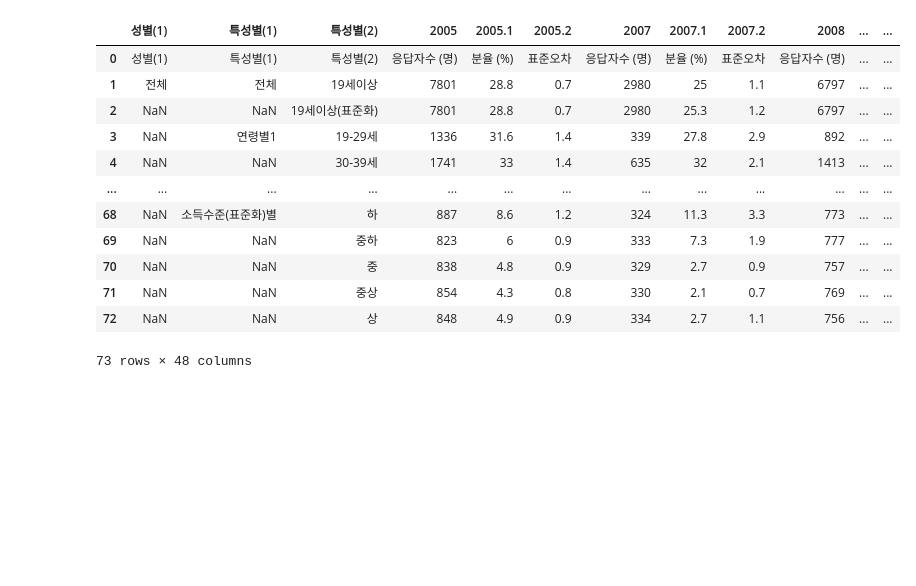
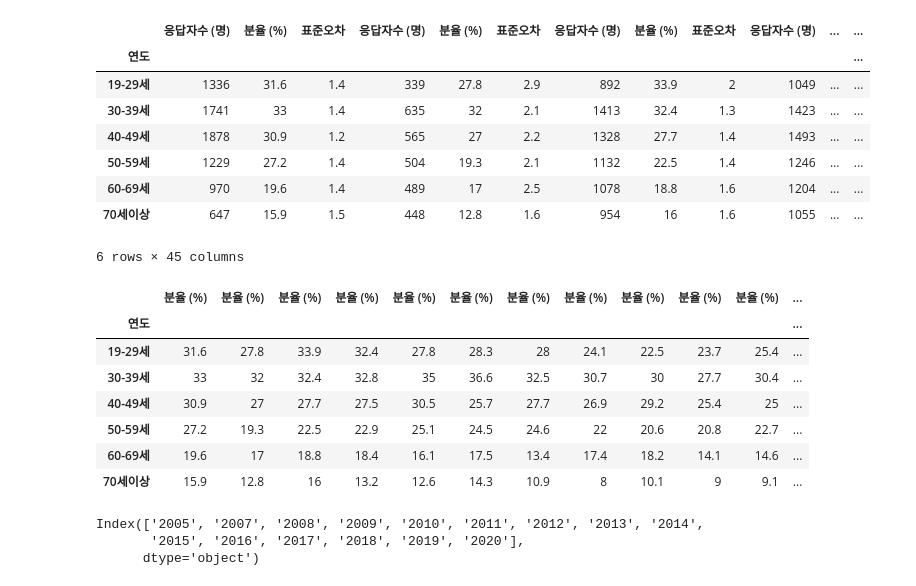
Before and after one commit to kim-myoungwoo/python_project, a Jupyter notebook: semi_project3.ipynb, the cells around one changed output. Cells and saved outputs as stored; diff of their text form; code cells hidden in the pictures; blank space fills up the shorter version.

```diff
--- a/semi_project3.ipynb
+++ b/semi_project3.ipynb
@@ -13,5 +30,8 @@ df1=pd.read_excel('20230224113125.xlsx')
 # 1. 원본 데이터에서 필요한 데이터(전체 -> 연령별, 전체 -> 소득별, 남자 전체 + 여자 전체)를 슬라이싱한다. => df1, df2, df3
 # 2. 슬라이싱한 3가지의 데이터 프레임을 필요한 형태로 가공한다.
 # 3. 가공한  3가지의 데이터 프레임을 각각 그래프로 그린다.
+df.columns = df.iloc[0,:]
 # %%
-df1=df1.iloc
+df1=df.iloc[3:9,2:]
+df2=df.iloc[13:18,2:]
+df3=df.iloc[[25,49]]
@@ -17,0 +49,3 @@ df1=df1.iloc
+# %%
+df1=df1.rename(columns={'특성별(2)':'연도'})
+df1
@@ -18,16 +61,32 @@ df1=df1.iloc
+# %%
+df1.set_index('연도',inplace=True)
+df1
+# %% [output]
+|  | 응답자수 (명) | 분율 (%) | 표준오차 | 응답자수 (명) | 분율 (%) | 표준오차 | 응답자수 (명) | 분율 (%) | 표준오차 | 응답자수 (명) | ... | ... |
+| 연도 |  |  |  |  |  |  |  |  |  |  |  | ... |
+| 19-29세 | 1336 | 31.6 | 1.4 | 339 | 27.8 | 2.9 | 892 | 33.9 | 2 | 1049 | ... | ... |
+| 30-39세 | 1741 | 33 | 1.4 | 635 | 32 | 2.1 | 1413 | 32.4 | 1.3 | 1423 | ... | ... |
+| 40-49세 | 1878 | 30.9 | 1.2 | 565 | 27 | 2.2 | 1328 | 27.7 | 1.4 | 1493 | ... | ... |
+| 50-59세 | 1229 | 27.2 | 1.4 | 504 | 19.3 | 2.1 | 1132 | 22.5 | 1.4 | 1246 | ... | ... |
+| 60-69세 | 970 | 19.6 | 1.4 | 489 | 17 | 2.5 | 1078 | 18.8 | 1.6 | 1204 | ... | ... |
+| 70세이상 | 647 | 15.9 | 1.5 | 448 | 12.8 | 1.6 | 954 | 16 | 1.6 | 1055 | ... | ... |
+6 rows × 45 columns
 # %%
-df1
+df_1=df1.iloc[:,1::3]
+df_1
 # %% [output]
-|  | 성별(1) | 특성별(1) | 특성별(2) | 2005 | 2005.1 | 2005.2 | 2007 | 2007.1 | 2007.2 | 2008 | ... | ... |
-| 0 | 성별(1) | 특성별(1) | 특성별(2) | 응답자수 (명) | 분율 (%) | 표준오차 | 응답자수 (명) | 분율 (%) | 표준오차 | 응답자수 (명) | ... | ... |
-| 1 | 전체 | 전체 | 19세이상 | 7801 | 28.8 | 0.7 | 2980 | 25 | 1.1 | 6797 | ... | ... |
-| 2 | NaN | NaN | 19세이상(표준화) | 7801 | 28.8 | 0.7 | 2980 | 25.3 | 1.2 | 6797 | ... | ... |
-| 3 | NaN | 연령별1 | 19-29세 | 1336 | 31.6 | 1.4 | 339 | 27.8 | 2.9 | 892 | ... | ... |
-| 4 | NaN | NaN | 30-39세 | 1741 | 33 | 1.4 | 635 | 32 | 2.1 | 1413 | ... | ... |
-| ... | ... | ... | ... | ... | ... | ... | ... | ... | ... | ... | ... | ... |
-| 68 | NaN | 소득수준(표준화)별 | 하 | 887 | 8.6 | 1.2 | 324 | 11.3 | 3.3 | 773 | ... | ... |
-| 69 | NaN | NaN | 중하 | 823 | 6 | 0.9 | 333 | 7.3 | 1.9 | 777 | ... | ... |
-| 70 | NaN | NaN | 중 | 838 | 4.8 | 0.9 | 329 | 2.7 | 0.9 | 757 | ... | ... |
-| 71 | NaN | NaN | 중상 | 854 | 4.3 | 0.8 | 330 | 2.1 | 0.7 | 769 | ... | ... |
-| 72 | NaN | NaN | 상 | 848 | 4.9 | 0.9 | 334 | 2.7 | 1.1 | 756 | ... | ... |
+|  | 분율 (%) | 분율 (%) | 분율 (%) | 분율 (%) | 분율 (%) | 분율 (%) | 분율 (%) | 분율 (%) | 분율 (%) | 분율 (%) | 분율 (%) | ... |
+| 연도 |  |  |  |  |  |  |  |  |  |  |  | ... |
+| 19-29세 | 31.6 | 27.8 | 33.9 | 32.4 | 27.8 | 28.3 | 28 | 24.1 | 22.5 | 23.7 | 25.4 | ... |
+| 30-39세 | 33 | 32 | 32.4 | 32.8 | 35 | 36.6 | 32.5 | 30.7 | 30 | 27.7 | 30.4 | ... |
+| 40-49세 | 30.9 | 27 | 27.7 | 27.5 | 30.5 | 25.7 | 27.7 | 26.9 | 29.2 | 25.4 | 25 | ... |
+| 50-59세 | 27.2 | 19.3 | 22.5 | 22.9 | 25.1 | 24.5 | 24.6 | 22 | 20.6 | 20.8 | 22.7 | ... |
+| 60-69세 | 19.6 | 17 | 18.8 | 18.4 | 16.1 | 17.5 | 13.4 | 17.4 | 18.2 | 14.1 | 14.6 | ... |
+| 70세이상 | 15.9 | 12.8 | 16 | 13.2 | 12.6 | 14.3 | 10.9 | 8 | 10.1 | 9 | 9.1 | ... |
-73 rows × 48 columns
+# %%
+df_1.columns = [col[:3+1] for col in df_1.columns]
+df_1.columns
+# %% [output]
+Index(['2005', '2007', '2008', '2009', '2010', '2011', '2012', '2013', '2014',
+       '2015', '2016', '2017', '2018', '2019', '2020'],
+      dtype='object')
```
Also changed, not shown: parts of 20 cells of this notebook, 3 other files.
